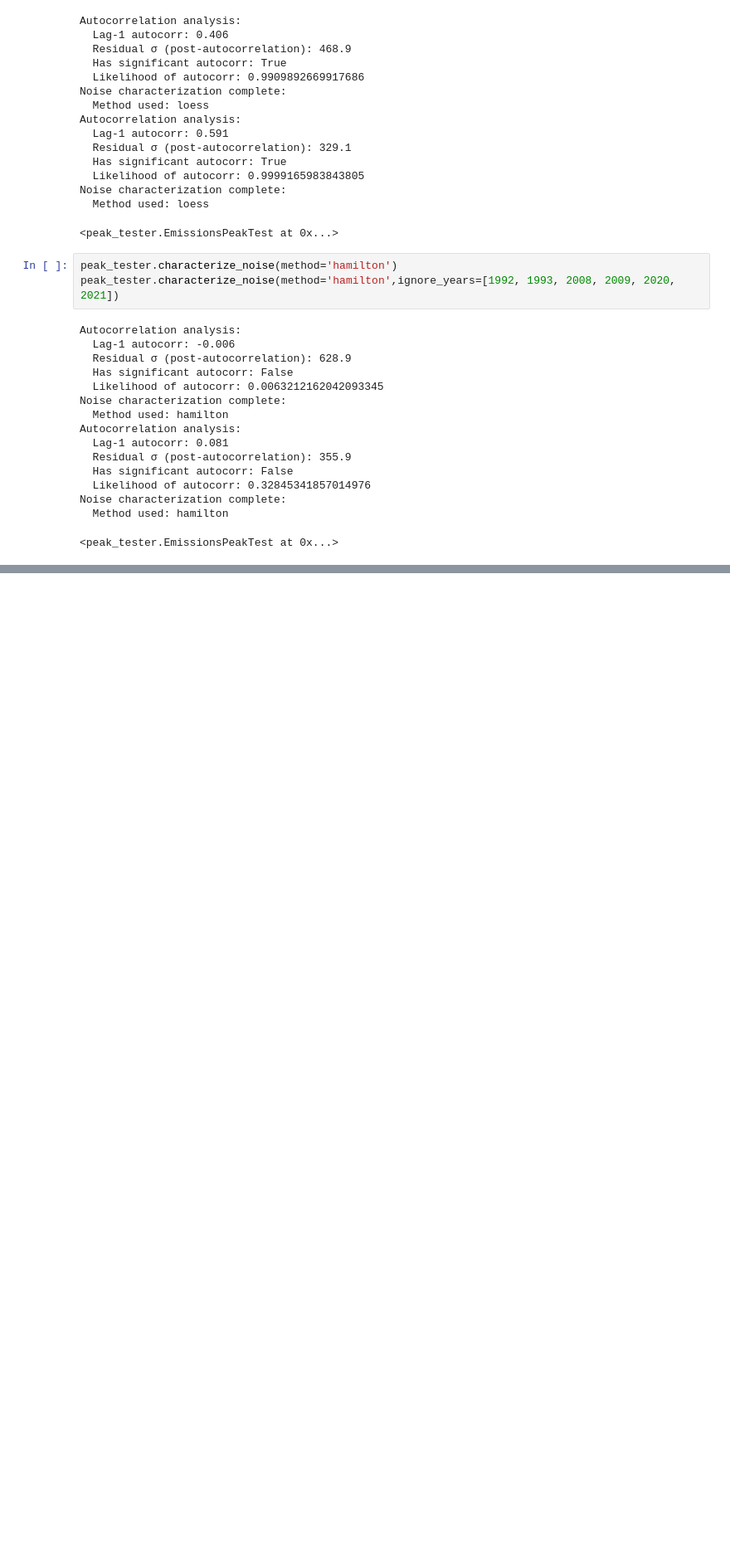
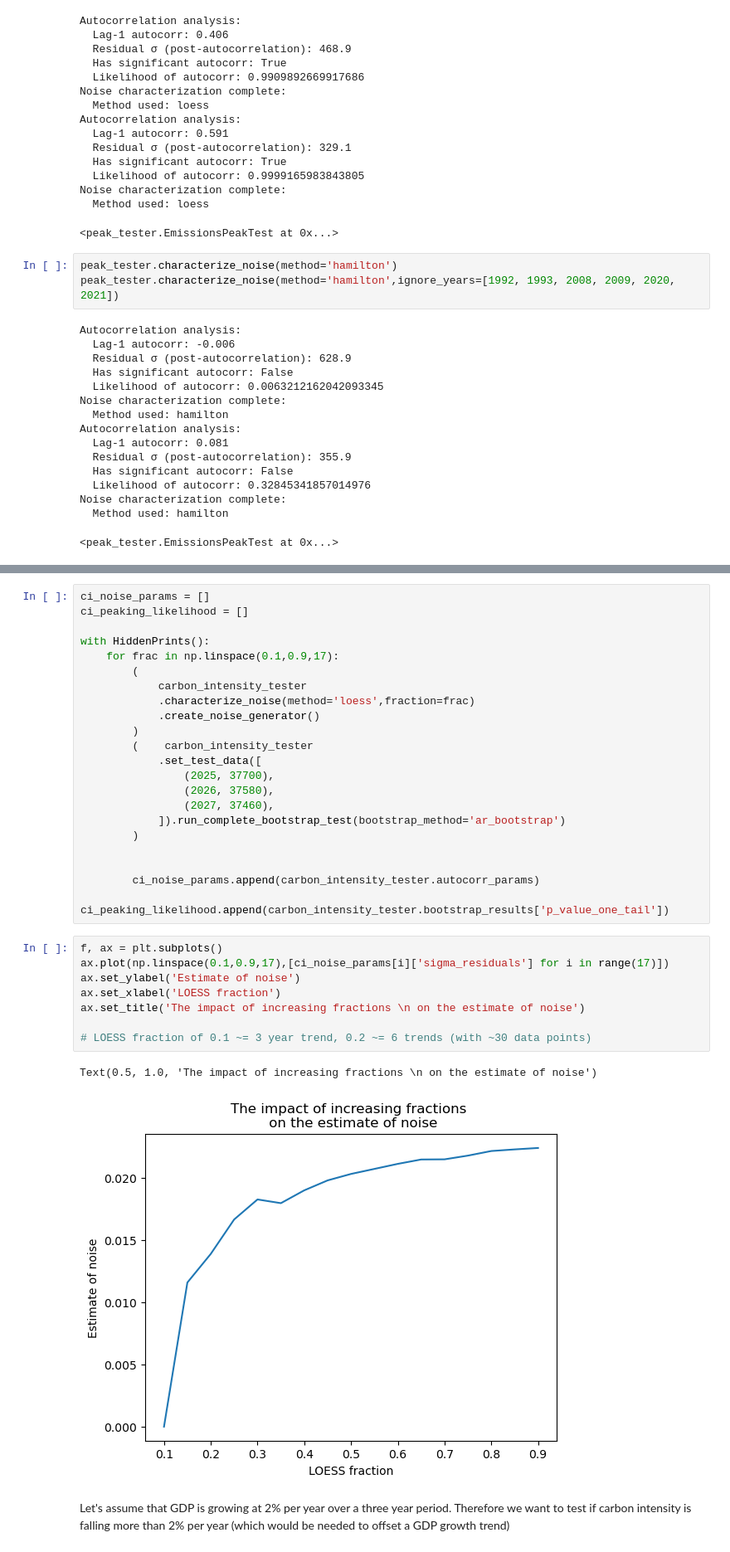
Before and after one commit to nezzag/peaking_test, a Jupyter notebook: notebooks/test_peaker.ipynb, the cells around one changed output, grey strips where cells are left out. Shown: that part at 83% size. Cells and saved outputs as stored; diff of their text form; blank space fills up the shorter version.

```diff
--- a/notebooks/test_peaker.ipynb
+++ b/notebooks/test_peaker.ipynb
@@ -103 +241,36 @@ Noise characterization complete:
+# %%
+ci_noise_params = []
+ci_peaking_likelihood = []
+
+with HiddenPrints():
+    for frac in np.linspace(0.1,0.9,17):
+        (
+            carbon_intensity_tester
+            .characterize_noise(method='loess',fraction=frac)
+            .create_noise_generator()
+        )
+        (    carbon_intensity_tester
+            .set_test_data([
+                (2025, 37700),
+                (2026, 37580),
+                (2027, 37460),
+            ]).run_complete_bootstrap_test(bootstrap_method='ar_bootstrap')
+        )
+
+
+        ci_noise_params.append(carbon_intensity_tester.autocorr_params)
+        ci_peaking_likelihood.append(carbon_intensity_tester.bootstrap_results['p_value_one_tail'])
+# %%
+f, ax = plt.subplots()
+ax.plot(np.linspace(0.1,0.9,17),[ci_noise_params[i]['sigma_residuals'] for i in range(17)])
+ax.set_ylabel('Estimate of noise')
+ax.set_xlabel('LOESS fraction')
+ax.set_title('The impact of increasing fractions \n on the estimate of noise')
+
+# LOESS fraction of 0.1 ~= 3 year trend, 0.2 ~= 6 trends (with ~30 data points)
+# %% [output]
+Text(0.5, 1.0, 'The impact of increasing fractions \n on the estimate of noise')
+[figure, added]
+# %% [markdown]
+Let's assume that GDP is growing at 2% per year over a three year period. Therefore we want to test if carbon intensity is falling more than 2% per year (which would be needed to offset a GDP growth trend)
 # %%
```
Also changed, not shown: parts of 39 cells of this notebook, 1 other file.
